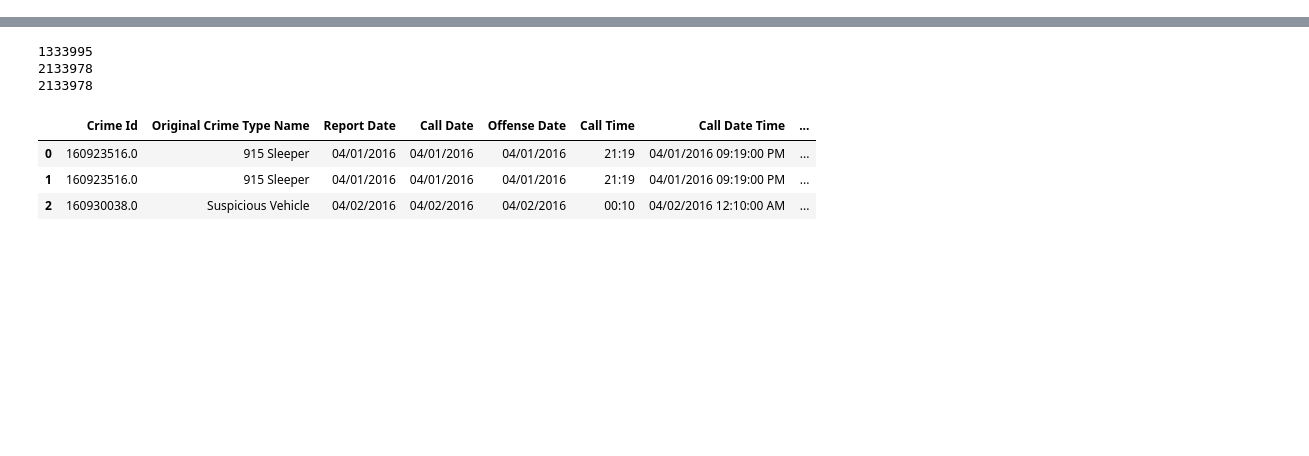
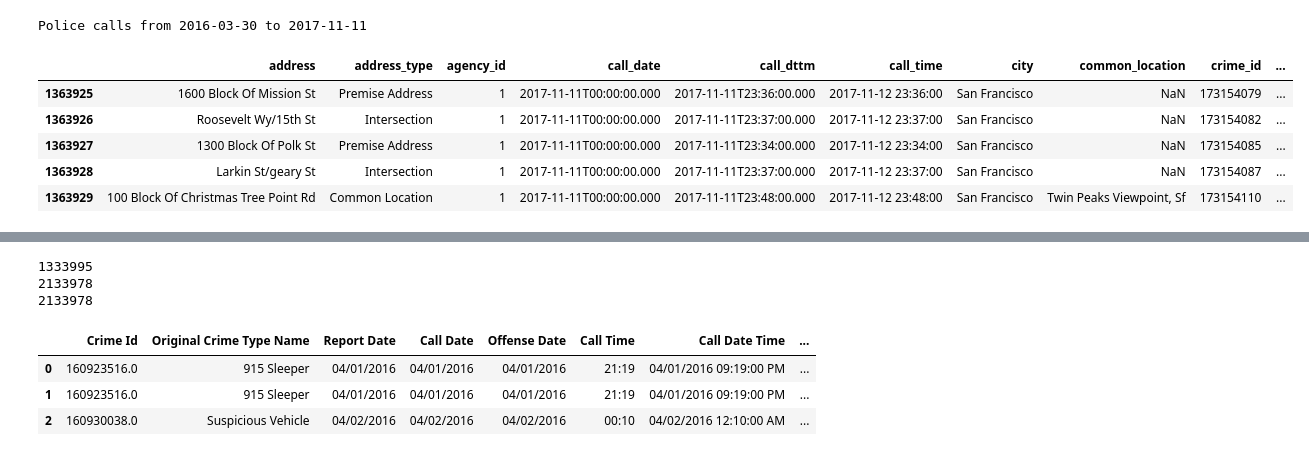
Before and after one commit to mollyegibson/my_projects, a Jupyter notebook: TDI/Q3.ipynb, the cells around one changed output, grey strips where cells are left out. Drawn from its saved outputs; the diff is of its cells as text; code cells hidden in the pictures; blank space fills up the shorter version.

```diff
--- a/TDI/Q3.ipynb
+++ b/TDI/Q3.ipynb
@@ -14,0 +14,15 @@ pd_incidents = pd.DataFrame()
+# %%
+%store -r pdcalls
+
+print('Police calls from %s to %s' % (pdcalls.report_date.min().split("T")[0],
+                                      pdcalls.report_date.max().split("T")[0]))
+
+pdcalls.tail(5)
+# %% [output]
+Police calls from 2016-03-30 to 2017-11-11
+|  | address | address_type | agency_id | call_date | call_dttm | call_time | city | common_location | crime_id | ... |
+| 1363925 | 1600 Block Of Mission St | Premise Address | 1 | 2017-11-11T00:00:00.000 | 2017-11-11T23:36:00.000 | 2017-11-12 23:36:00 | San Francisco | NaN | 173154079 | ... |
+| 1363926 | Roosevelt Wy/15th St | Intersection | 1 | 2017-11-11T00:00:00.000 | 2017-11-11T23:37:00.000 | 2017-11-12 23:37:00 | San Francisco | NaN | 173154082 | ... |
+| 1363927 | 1300 Block Of Polk St | Premise Address | 1 | 2017-11-11T00:00:00.000 | 2017-11-11T23:34:00.000 | 2017-11-12 23:34:00 | San Francisco | NaN | 173154085 | ... |
+| 1363928 | Larkin St/geary St | Intersection | 1 | 2017-11-11T00:00:00.000 | 2017-11-11T23:37:00.000 | 2017-11-12 23:37:00 | San Francisco | NaN | 173154087 | ... |
+| 1363929 | 100 Block Of Christmas Tree Point Rd | Common Location | 1 | 2017-11-11T00:00:00.000 | 2017-11-11T23:48:00.000 | 2017-11-12 23:48:00 | San Francisco | Twin Peaks Viewpoint, Sf | 173154110 | ... |
```
Also changed, not shown: parts of 11 cells of this notebook, 1 other file.
